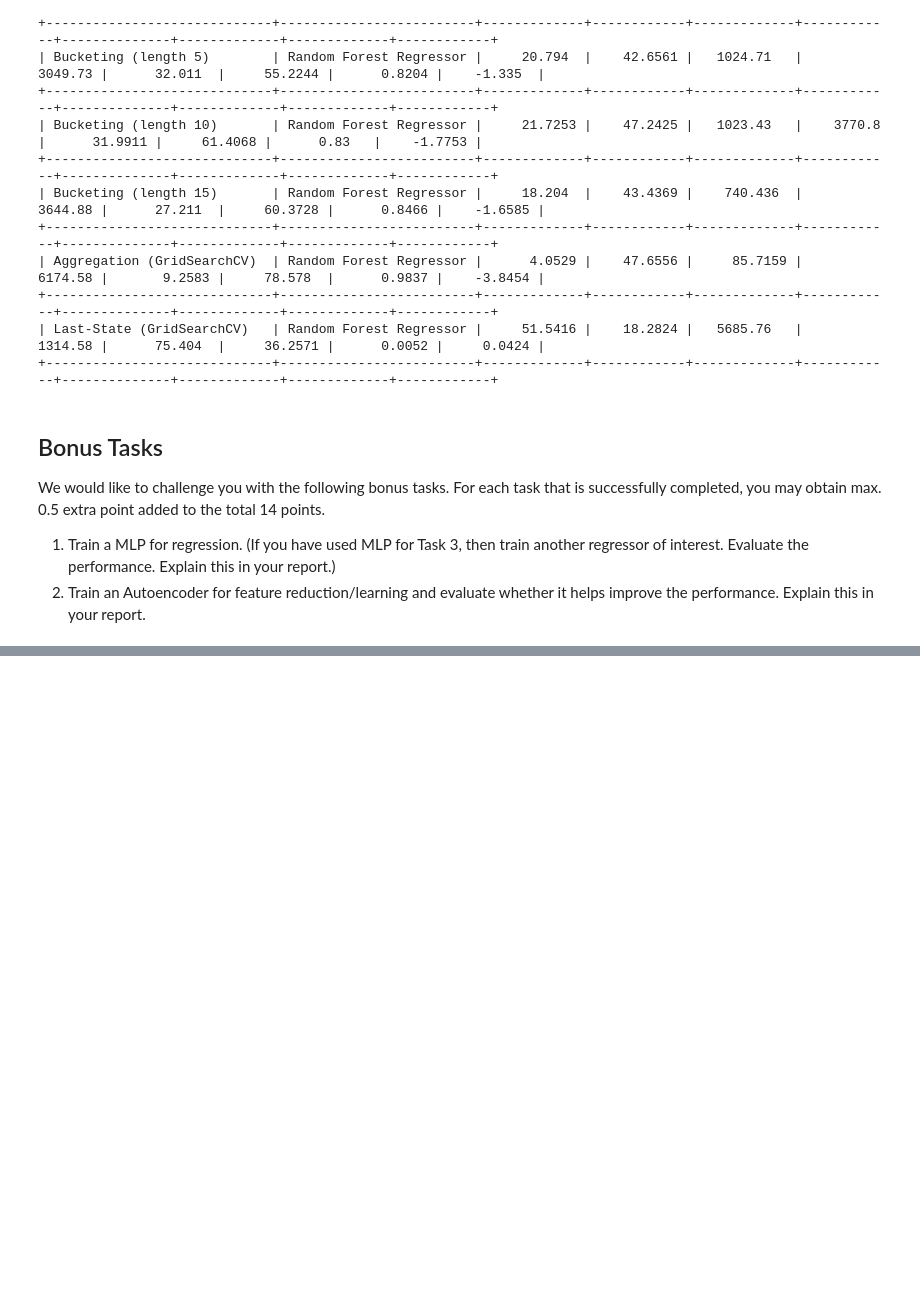
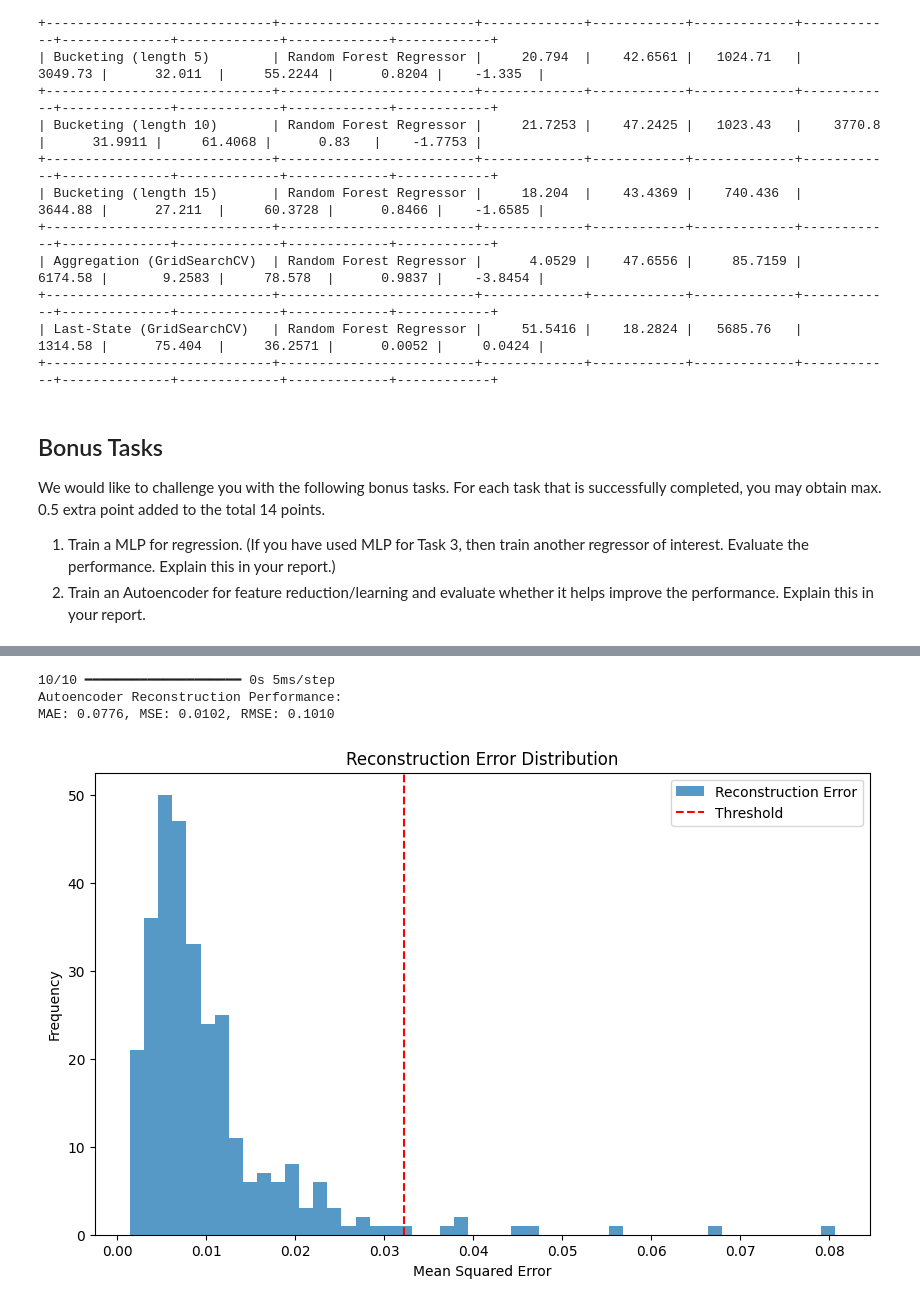
Before and after one commit to dmHarmsen/APML-Assignement-2, a Jupyter notebook: Assignment 2.ipynb, the cells around one changed output, grey strips where cells are left out. Saved outputs shown, nothing was run; the diff lists cells and outputs as text; code cells hidden in the pictures; blank space fills up the shorter version.

```diff
--- a/Assignment 2.ipynb
+++ b/Assignment 2.ipynb
@@ -816,0 +856,55 @@ We would like to challenge you with the following bonus tasks. For each task tha
+# %%
+from tensorflow.keras.models import Model
+from tensorflow.keras.layers import Input, Dense
+
+# Autoencoder Model
+input_dim = X_train.shape[1]
+
+# Encoder
+input_layer = Input(shape=(input_dim,))
+encoded = Dense(64, activation="relu")(input_layer)
+encoded = Dense(32, activation="relu")(encoded)
+encoded = Dense(16, activation="relu")(encoded)
+
+# Decoder
+decoded = Dense(32, activation="relu")(encoded)
+decoded = Dense(64, activation="relu")(decoded)
+decoded = Dense(input_dim, activation="linear")(decoded)
+
+# Autoencoder
+autoencoder = Model(input_layer, decoded)
+autoencoder.compile(optimizer="adam", loss="mse")
+
+# trains the autoencoder unsupervised
+autoencoder.fit(X_train, X_train, epochs=50, batch_size=16, shuffle=True, validation_split=0.2, verbose=0)
+
+# predicts the reconsrtuction for the X_test
+X_test_reconstructed = autoencoder.predict(X_test)
+
+# Calculate the different metrics for the reconstruction
+mae_autoencoder = mean_absolute_error(X_test, X_test_reconstructed)
+mse_autoencoder = mean_squared_error(X_test, X_test_reconstructed)
+rmse_autoencoder = np.sqrt(mse_autoencoder)
+
+print(f"Autoencoder Reconstruction Performance:\nMAE: {mae_autoencoder:.4f}, MSE: {mse_autoencoder:.4f}, RMSE: {rmse_autoencoder:.4f}")
+
+# visualization
+reconstruction_errors = np.mean(np.power(X_test - X_test_reconstructed, 2), axis=1)
+
+# treshold for anomaly detection
+treshold = np.percentile(reconstruction_errors, 95)
+anomalies = reconstruction_errors > threshold
+
+plt.figure(figsize=(10, 6))
+plt.hist(reconstruction_errors, bins=50, alpha=0.75, label="Reconstruction Error")
+plt.axvline(threshold, color="r", linestyle="--", label="Threshold")
+plt.title("Reconstruction Error Distribution")
+plt.xlabel("Mean Squared Error")
+plt.ylabel("Frequency")
+plt.legend()
+plt.show()
+# %% [output]
+10/10 ━━━━━━━━━━━━━━━━━━━━ 0s 5ms/step
+Autoencoder Reconstruction Performance:
+MAE: 0.0776, MSE: 0.0102, RMSE: 0.1010
+[figure, added]
```
Also changed, not shown: parts of 7 cells of this notebook.
